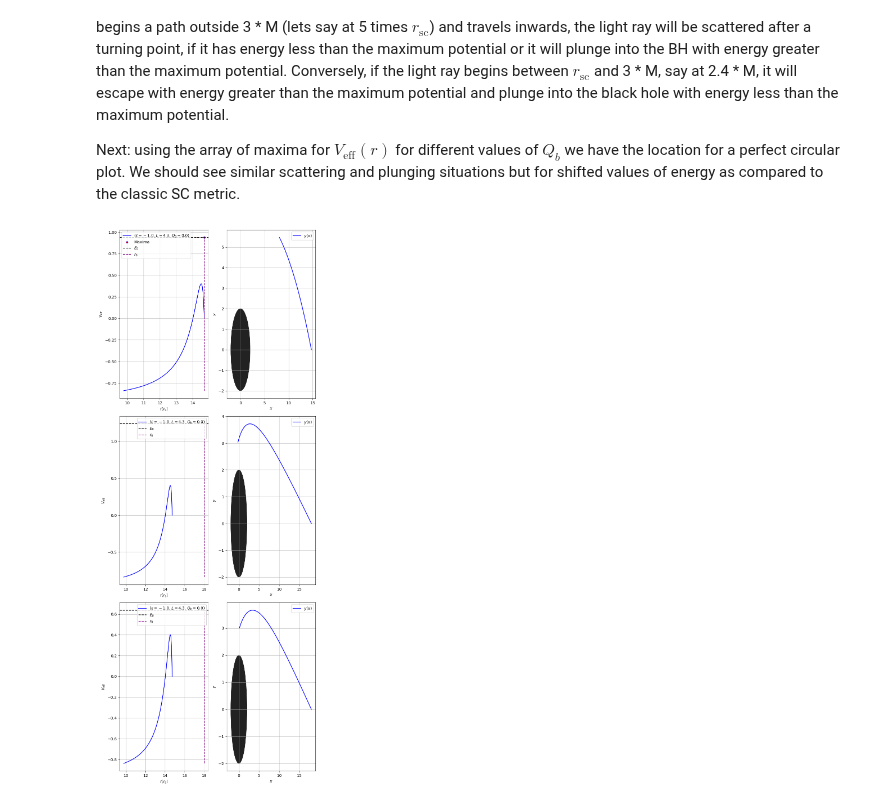
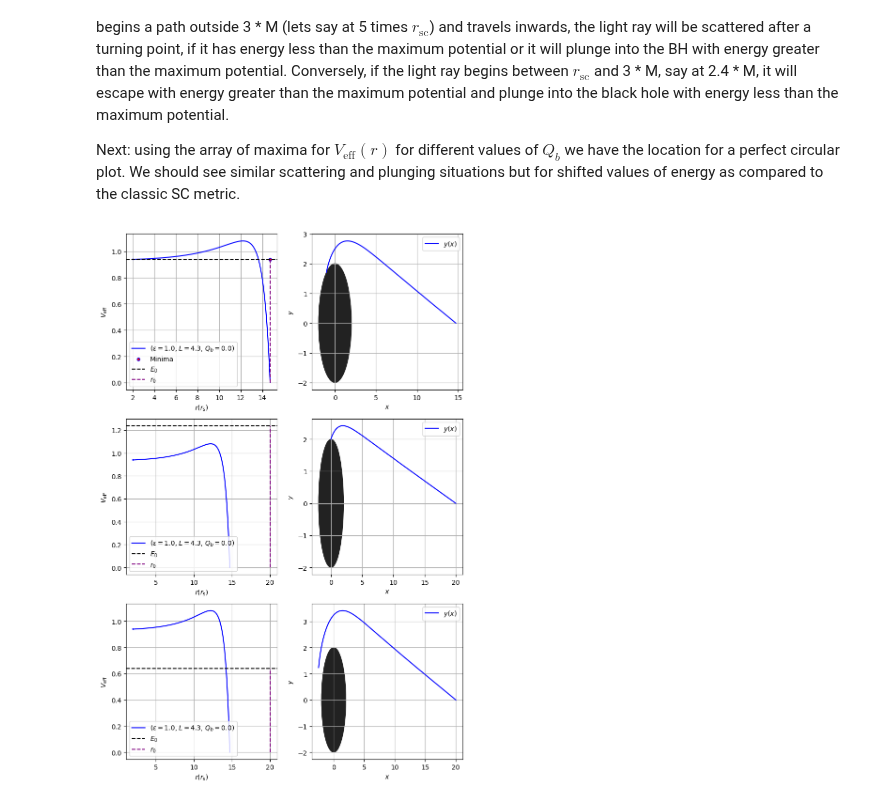
Before and after one commit to AdamSmithOrlik/quantum-black-holes, a Jupyter notebook: sue/orbital-precession.ipynb, the cells around one changed output. Cells and saved outputs as stored; diff of their text form; code cells hidden in the pictures.

```diff
--- a/sue/orbital-precession.ipynb
+++ b/sue/orbital-precession.ipynb
@@ -155,8 +155,8 @@ def find_extrema(M_val, L_val, Q_b_val, Q_c_val, eps_val, r_range):
     return extrema_results, v_eff
 # %%
 #block 4 - find v_eff max/min for the timelike case for different values of Q_b and create array for the results
-r_range = (rs1, 9 * rs1)
-eps = 1
+r_range = (rs1, 10 * rs1)
+eps = 1.0
 
 Q_b_vals = np.linspace(0, 1.0, 5)
 colors = plt.cm.viridis(np.linspace(0, 1, len(Q_b_vals)))
@@ -310,17 +310,17 @@ Qb0_1 = extrema_array[1, 2]
 Qc0_1 = 0.0
 phi0_1 = 0
 t0_1 = 0
-lam_span_1 = [0, 20]
-r0_1 = 9 * rs1 # far out starting point
+tau_span_1 = [0, 20]
+r0_1 = 10 * rs1 # far out starting point
 r_circ1_1 = extrema_array[1, 0]
 E1_1 = extrema_array[1, 1] #v_eff at max (= E)
 #----------- circular orbit
 params1_1 = (E1_1, L1, M1, Qb0_1, Qc0_1)
 
-r_vals1_1 = np.linspace(rs1, 9*rs1, 1000)
-v_eff1_1 = np.array([v_eff(i, M1, L1, Qb0_1, Qc0_1, eps) for i in r_vals1_1])
+r_vals1_1 = np.linspace(rs1, 10*rs1, 1000)
+v_eff1_1 = np.array([v_eff(i, M1, L1, Qb0_1, Qc0_1, epsilon=1.0) for i in r_vals1_1])
 
-sol1_1 = solve_geodesic(r_circ1_1, phi0_1, t0_1, lam_span_1, params1_1, eps, inward=True)
+sol1_1 = solve_geodesic(r_circ1_1, phi0_1, t0_1, tau_span_1, params1_1, epsilon=1.0, inward=True)
 
 t_vals1_1 = sol1_1.y[0]
 r_vals1_1 = sol1_1.y[1]
@@ -334,7 +334,7 @@ y_vals1_1 = r_vals1_1 * np.sin(phi_vals1_1)
 E1_2 = E1_1 + 0.30
 params2_1 = (E1_2, L1, M1, Qb0_1, Qc0_1)
 
-sol2_1 = solve_geodesic(r0_1, phi0_1, t0_1, lam_span_1, params2_1, eps, inward=True)
+sol2_1 = solve_geodesic(r0_1, phi0_1, t0_1, tau_span_1, params2_1, epsilon=1.0, inward=True)
 
 t_vals2_1 = sol2_1.y[0]
 r_vals2_1 = sol2_1.y[1]
@@ -348,7 +348,7 @@ y_vals2_1 = r_vals2_1 * np.sin(phi_vals2_1)
 E1_3 = E1_1 - 0.30
 params3_1 = (E1_3, L1, M1, Qb0_1, Qc0_1)
 
-sol3_1 = solve_geodesic(r0_1, phi0_1, t0_1, lam_span_1, params3_1, eps, inward=True)
+sol3_1 = solve_geodesic(r0_1, phi0_1, t0_1, tau_span_1, params3_1, epsilon=1.0, inward=True)
 
 t_vals3_1 = sol3_1.y[0]
 r_vals3_1 = sol3_1.y[1]
@@ -358,11 +358,11 @@ phi_vals3_1 = sol3_1.y[2]
 x_vals3_1 = r_vals3_1 * np.cos(phi_vals3_1)
 y_vals3_1 = r_vals3_1 * np.sin(phi_vals3_1)
 #--------- Plots -------------
-fig, axes = plt.subplots(3, 2, figsize=(8, 20))
+fig, axes = plt.subplots(3, 2, figsize=(8, 12))
 
 # First plot
 axes[0, 0].plot(r_vals1_1, v_eff1_1, label=rf"($\varepsilon={eps}$, $L={L1}$, $Q_b={Qb0_1}$)", color='b')
-axes[0, 0].scatter(extrema_array[1,0], extrema_array[1,1], color='r', s=20, edgecolors='b', label="Maxima")
+axes[0, 0].scatter(extrema_array[1,0], extrema_array[1,1], color='r', s=20, edgecolors='b', label="Minima")
 axes[0, 0].axhline(y=E1_1, color='black', linestyle='--', label=r'$E_0$')
 axes[0, 0].vlines(x=r_circ1_1, ymin=min(v_eff1_1), ymax=E1_1, color='purple', linestyle='--', label=r'$r_0$')
 axes[0, 0].set_xlabel(r'$r(r_{\mathrm{s}})$')
@@ -392,31 +392,31 @@ axes[1, 0].grid()
 axes[1, 1].plot(x_vals2_1, y_vals2_1, label=r'$y(x)$', color='blue')
 circle2_1 = patches.Circle((0, 0), 2*M1, color='#222222', alpha=1.0)
 axes[1, 1].add_patch(circle2_1)
 axes[1, 1].set_xlabel(r'$x$')
 axes[1, 1].set_ylabel(r'$y$')
 axes[1, 1].legend()
 axes[1, 1].grid()
 
 # Fifth plot
 axes[2, 0].plot(r_vals1_1, v_eff1_1, label=rf"($\varepsilon={eps}$, $L={L1}$, $Q_b={Qb0_1}$)", color='b')
 axes[2, 0].axhline(y=E1_3, color='black', linestyle='--', label=r'$E_0$')
 axes[2, 0].vlines(x=r0_1, ymin=min(v_eff1_1), ymax=E1_3, color='purple', linestyle='--', label=r'$r_0$')
 axes[2, 0].set_xlabel(r'$r(r_{\mathrm{s}})$')
 axes[2, 0].set_ylabel(r'$V_{\mathrm{eff}}$')
 axes[2, 0].legend()
 axes[2, 0].grid()
 
 # 6th plot
 axes[2, 1].plot(x_vals3_1, y_vals3_1, label=r'$y(x)$', color='blue')
 circle3_1 = patches.Circle((0, 0), 2*M1, color='#222222', alpha=1.0)
 axes[2, 1].add_patch(circle3_1)
 axes[2, 1].set_xlabel(r'$x$')
 axes[2, 1].set_ylabel(r'$y$')
 axes[2, 1].legend()
 axes[2, 1].grid()
 
 plt.tight_layout()
 plt.show()
 #---------------------------
 # %% [output]
-[figure, old version]
+[figure, new version]
```
Also changed, not shown: parts of 4 cells of this notebook.
